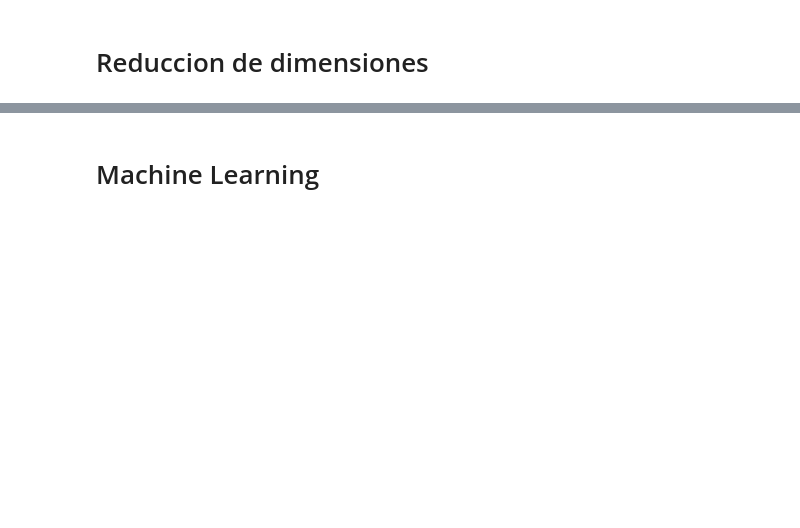
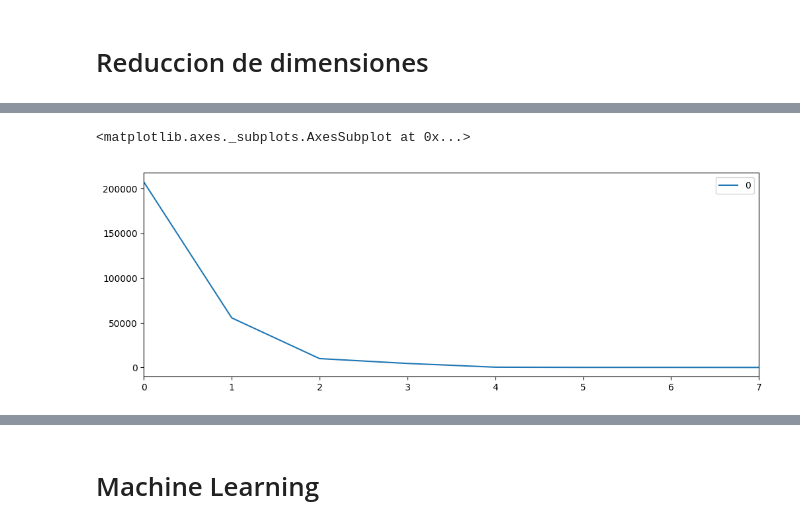
Before and after one commit to pabloernesto/sfBikes, a Jupyter notebook: example_with_merge_data_random_forest_pca.ipynb, the cells around one changed output, grey strips where cells are left out. Drawn from its saved outputs; the diff is of its cells as text; code cells hidden in the pictures; blank space fills up the shorter version.

```diff
--- a/example_with_merge_data_random_forest_pca.ipynb
+++ b/example_with_merge_data_random_forest_pca.ipynb
@@ -214,3 +242,13 @@ tripTransform_test = svd_decomposition.fit_transform(tripsWithWeatherReduced_tes
+# %%
+%matplotlib inline
+
+plt.style.use('default') # Make the graphs a bit prettier
+plt.rcParams['figure.figsize'] = (12, 4)
+# %%
+ pd.DataFrame(pca.explained_variance_).plot()
+# %% [output]
+<matplotlib.axes._subplots.AxesSubplot at 0x...>
+[figure, added]
 # %%
 tripTransform.shape
 # %% [output]
```
Also changed, not shown: parts of 132 cells of this notebook.
